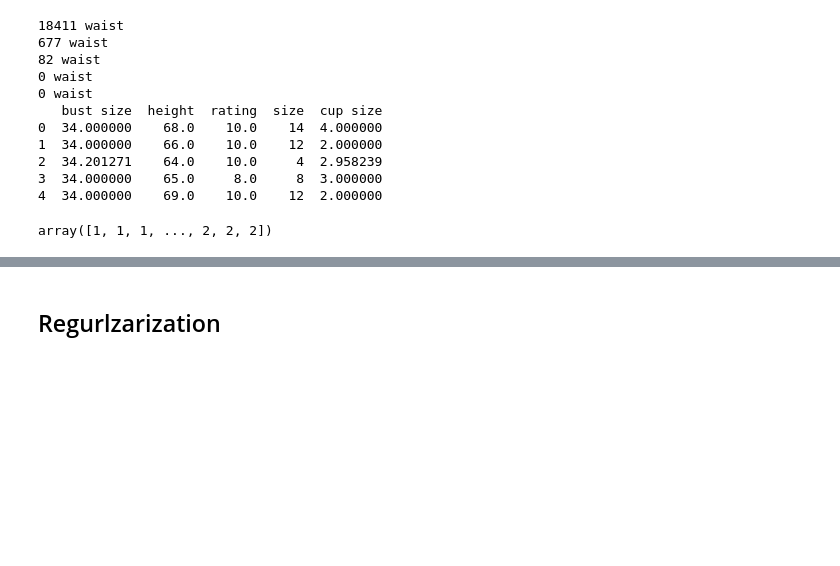
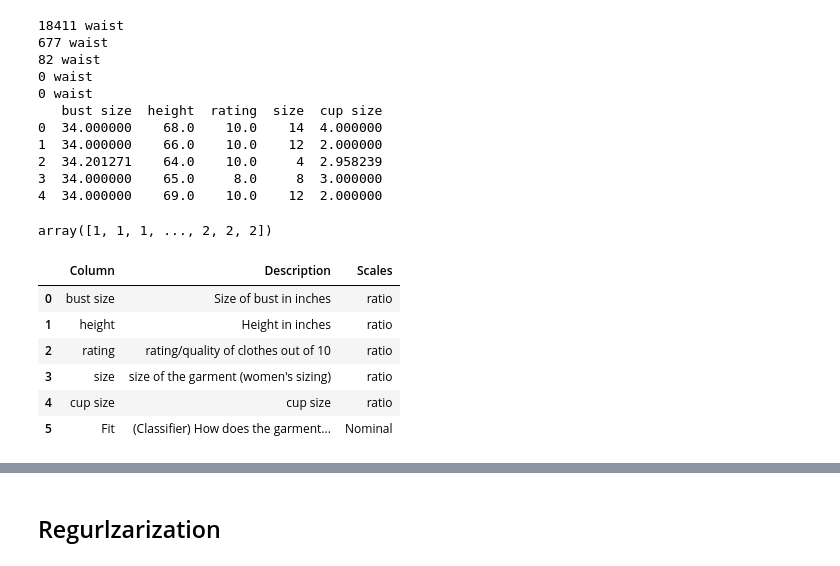
Before and after one commit to Hd0702/CSE5324, a Jupyter notebook: A3/Time Visuals.ipynb, the cells around one changed output, grey strips where cells are left out. Drawn from its saved outputs; the diff is of its cells as text; code cells hidden in the pictures; blank space fills up the shorter version.

```diff
--- a/A3/Time Visuals.ipynb
+++ b/A3/Time Visuals.ipynb
@@ -136,3 +126,27 @@ np.append(y, y1)
 3  34.000000    65.0     8.0     8  3.000000
 4  34.000000    69.0    10.0    12  2.000000
 array([1, 1, 1, ..., 2, 2, 2])
+# %%
+desc = pd.DataFrame()
+desc["Column"] = df.columns
+desc1 = desc.append(pd.Series(['Fit'], index=desc.columns ), ignore_index=True)
+desc1["Description"] = [
+    "Size of bust in inches",
+    "Height in inches",
+    "rating/quality of clothes out of 10",
+    "size of the garment (women's sizing)",
+    "cup size",
+    "(Classifier) How does the garment fit?"
+
+]
+
+desc1["Scales"] = ["ratio"] * 5 + ["Nominal"]
+desc1
+# %% [output]
+|  | Column | Description | Scales |
+| 0 | bust size | Size of bust in inches | ratio |
+| 1 | height | Height in inches | ratio |
+| 2 | rating | rating/quality of clothes out of 10 | ratio |
+| 3 | size | size of the garment (women's sizing) | ratio |
+| 4 | cup size | cup size | ratio |
+| 5 | Fit | (Classifier) How does the garment... | Nominal |
```
Also changed, not shown: parts of 38 cells of this notebook.
